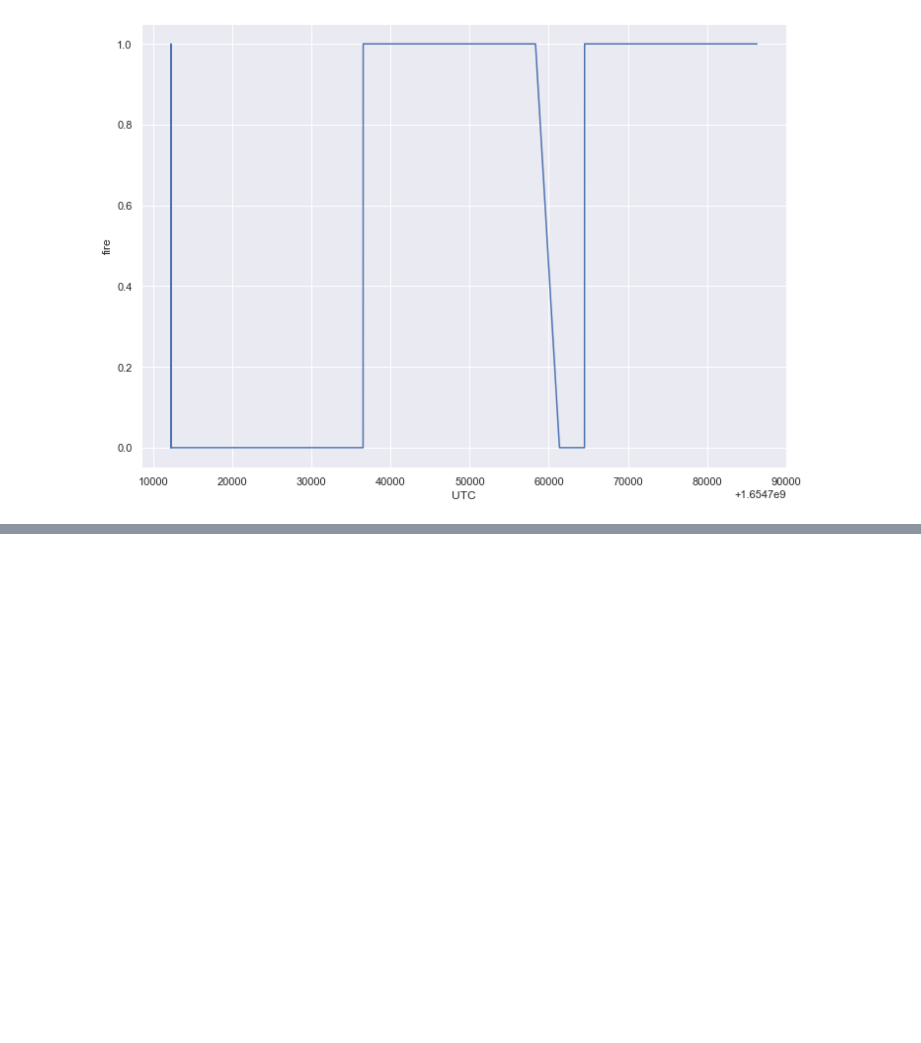
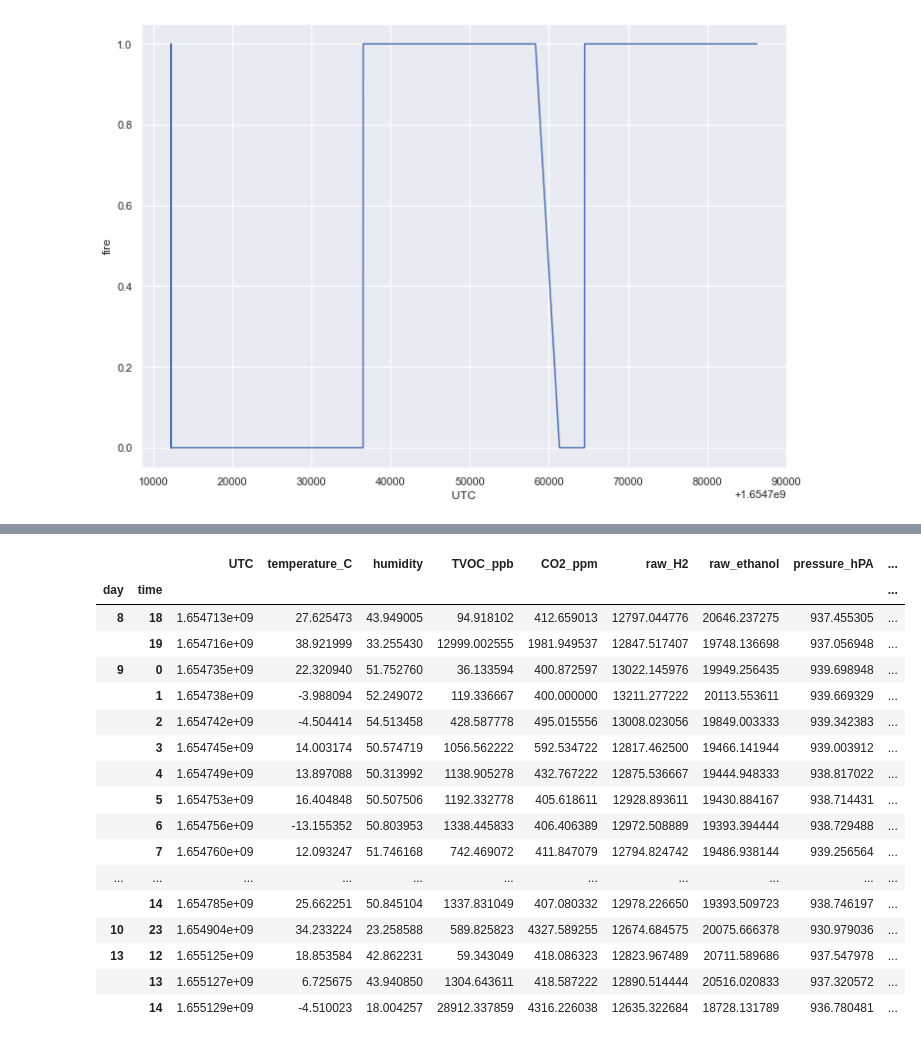
Before and after one commit to alanaselli/smoke_detection, a Jupyter notebook: main.ipynb, the cells around one changed output, grey strips where cells are left out. Cells and saved outputs as stored; diff of their text form; code cells hidden in the pictures; blank space fills up the shorter version.

```diff
--- a/main.ipynb
+++ b/main.ipynb
@@ -342,0 +357,21 @@ Name: time, Length: 62630, dtype: datetime64[ns]
+# %%
+df.groupby(['day','time']).mean()
+# %% [output]
+|  |  | UTC | temperature_C | humidity | TVOC_ppb | CO2_ppm | raw_H2 | raw_ethanol | pressure_hPA | ... |
+| day | time |  |  |  |  |  |  |  |  | ... |
+| 8 | 18 | 1.654713e+09 | 27.625473 | 43.949005 | 94.918102 | 412.659013 | 12797.044776 | 20646.237275 | 937.455305 | ... |
+|  | 19 | 1.654716e+09 | 38.921999 | 33.255430 | 12999.002555 | 1981.949537 | 12847.517407 | 19748.136698 | 937.056948 | ... |
+| 9 | 0 | 1.654735e+09 | 22.320940 | 51.752760 | 36.133594 | 400.872597 | 13022.145976 | 19949.256435 | 939.698948 | ... |
+|  | 1 | 1.654738e+09 | -3.988094 | 52.249072 | 119.336667 | 400.000000 | 13211.277222 | 20113.553611 | 939.669329 | ... |
+|  | 2 | 1.654742e+09 | -4.504414 | 54.513458 | 428.587778 | 495.015556 | 13008.023056 | 19849.003333 | 939.342383 | ... |
+|  | 3 | 1.654745e+09 | 14.003174 | 50.574719 | 1056.562222 | 592.534722 | 12817.462500 | 19466.141944 | 939.003912 | ... |
+|  | 4 | 1.654749e+09 | 13.897088 | 50.313992 | 1138.905278 | 432.767222 | 12875.536667 | 19444.948333 | 938.817022 | ... |
+|  | 5 | 1.654753e+09 | 16.404848 | 50.507506 | 1192.332778 | 405.618611 | 12928.893611 | 19430.884167 | 938.714431 | ... |
+|  | 6 | 1.654756e+09 | -13.155352 | 50.803953 | 1338.445833 | 406.406389 | 12972.508889 | 19393.394444 | 938.729488 | ... |
+|  | 7 | 1.654760e+09 | 12.093247 | 51.746168 | 742.469072 | 411.847079 | 12794.824742 | 19486.938144 | 939.256564 | ... |
+| ... | ... | ... | ... | ... | ... | ... | ... | ... | ... | ... |
+|  | 14 | 1.654785e+09 | 25.662251 | 50.845104 | 1337.831049 | 407.080332 | 12978.226650 | 19393.509723 | 938.746197 | ... |
+| 10 | 23 | 1.654904e+09 | 34.233224 | 23.258588 | 589.825823 | 4327.589255 | 12674.684575 | 20075.666378 | 930.979036 | ... |
+| 13 | 12 | 1.655125e+09 | 18.853584 | 42.862231 | 59.343049 | 418.086323 | 12823.967489 | 20711.589686 | 937.547978 | ... |
+|  | 13 | 1.655127e+09 | 6.725675 | 43.940850 | 1304.643611 | 418.587222 | 12890.514444 | 20516.020833 | 937.320572 | ... |
+|  | 14 | 1.655129e+09 | -4.510023 | 18.004257 | 28912.337859 | 4316.226038 | 12635.322684 | 18728.131789 | 936.780481 | ... |
```
Also changed, not shown: parts of 19 cells of this notebook.
